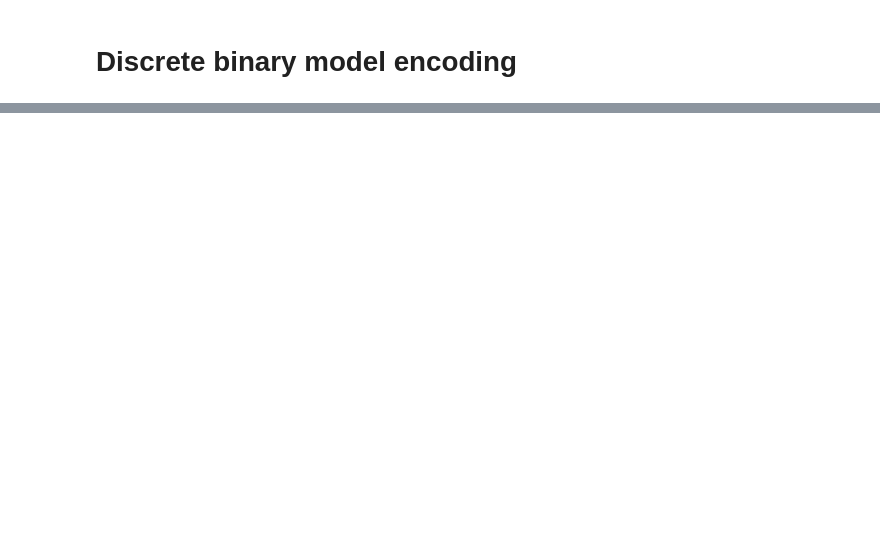
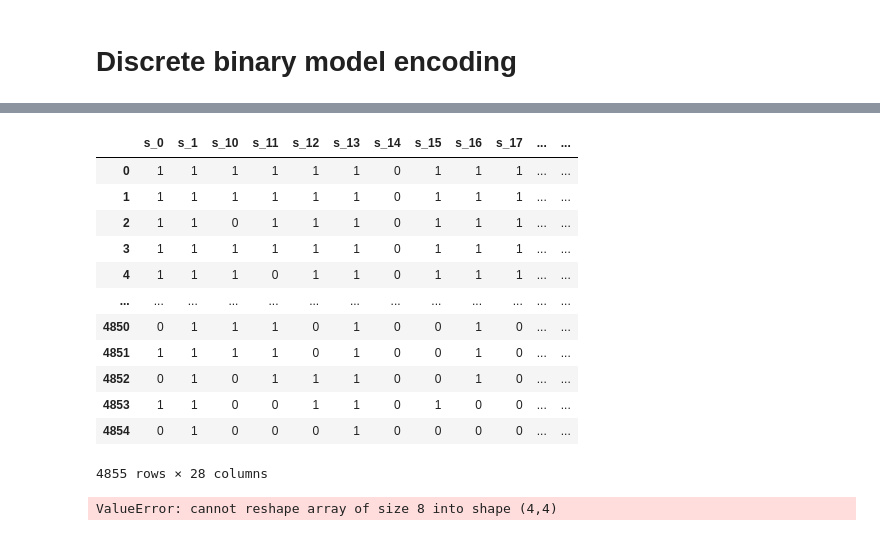
Before and after one commit to GeorgeWilliam1999/DwaveCode, a Jupyter notebook: ThreeInLine/ThreeInLine.ipynb, the cells around one changed output, grey strips where cells are left out. Saved outputs shown, nothing was run; the diff lists cells and outputs as text; code cells hidden in the pictures; blank space fills up the shorter version.

```diff
--- a/ThreeInLine/ThreeInLine.ipynb
+++ b/ThreeInLine/ThreeInLine.ipynb
@@ -289,3 +453,4 @@ for a,b in [prod for prod in itertools.product(range(2*n), repeat = 2)]:
 from dwave.system import LeapHybridDQMSampler
 dqm_sampler = LeapHybridDQMSampler()
 sampleset = dqm_sampler.sample_dqm(dqm)
+df_NL = sampletest.to_pandas_dataframe().drop_duplicates()
@@ -293,0 +468,22 @@ ValueError: API token not defined
+# %%
+df_NL
+# %% [output]
+|  | s_0 | s_1 | s_10 | s_11 | s_12 | s_13 | s_14 | s_15 | s_16 | s_17 | ... | ... |
+| 0 | 1 | 1 | 1 | 1 | 1 | 1 | 0 | 1 | 1 | 1 | ... | ... |
+| 1 | 1 | 1 | 1 | 1 | 1 | 1 | 0 | 1 | 1 | 1 | ... | ... |
+| 2 | 1 | 1 | 0 | 1 | 1 | 1 | 0 | 1 | 1 | 1 | ... | ... |
+| 3 | 1 | 1 | 1 | 1 | 1 | 1 | 0 | 1 | 1 | 1 | ... | ... |
+| 4 | 1 | 1 | 1 | 0 | 1 | 1 | 0 | 1 | 1 | 1 | ... | ... |
+| ... | ... | ... | ... | ... | ... | ... | ... | ... | ... | ... | ... | ... |
+| 4850 | 0 | 1 | 1 | 1 | 0 | 1 | 0 | 0 | 1 | 0 | ... | ... |
+| 4851 | 1 | 1 | 1 | 1 | 0 | 1 | 0 | 0 | 1 | 0 | ... | ... |
+| 4852 | 0 | 1 | 0 | 1 | 1 | 1 | 0 | 0 | 1 | 0 | ... | ... |
+| 4853 | 1 | 1 | 0 | 0 | 1 | 1 | 0 | 1 | 0 | 0 | ... | ... |
+| 4854 | 0 | 1 | 0 | 0 | 0 | 1 | 0 | 0 | 0 | 0 | ... | ... |
+4855 rows × 28 columns
+# %%
+for i in range(df.shape[0]):
+    make_img_bit_string(np.array(df_NL.iloc[i,:2*n],dtype = 'int32'))
+    print(df_NL.iloc[i,:2*n])
+# %% [output]
+ValueError: cannot reshape array of size 8 into shape (4,4)
```
Also changed, not shown: parts of 13 cells of this notebook.
